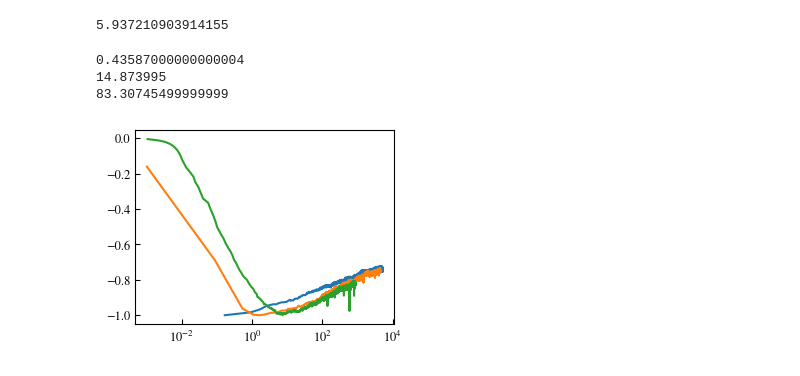
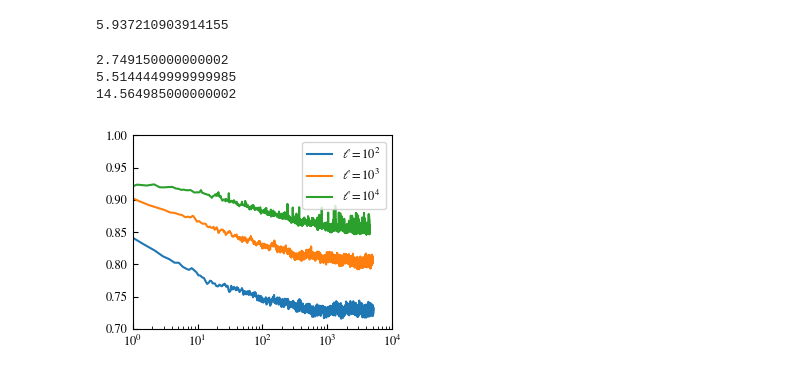
Before and after one commit to cachetdaspirine/Evolution_of_the_Entropy, a Jupyter notebook: Influence_of_the_length/Evolution_of_entropy.ipynb, the cells around one changed output. Drawn from its saved outputs; the diff is of its cells as text; code cells hidden in the pictures.

```diff
--- a/Influence_of_the_length/Evolution_of_entropy.ipynb
+++ b/Influence_of_the_length/Evolution_of_entropy.ipynb
@@ -23,7 +25,7 @@ Ec = lambda L,N : 3/2*np.log(L/N* np.pi/3)
 Nlinker = 20
 ell_tot = 10**3
 V = 2*((ell_tot/6)**1.5/Nlinker**0.5*3/4*np.pi)
-kdiff = 1/(V) # for 1D
+kdiff = 100/(V) # for 1D
 Energy = -15
 Nprocess = 100
 args = [[ell_tot,Energy,kdiff,np.random.randint(1000000),Nlinker,3] for _ in range(Nprocess)]
@@ -44,14 +46,17 @@ for i in range(Nprocess):
     args[i][0] = 10**4
 STE4 = average_simulations(args,step_tot,compute_steps)
 # %% [output]
-0.43587000000000004
-14.873995
-83.30745499999999
+2.749150000000002
+5.5144449999999985
+14.564985000000002
 # %%
-plt.plot(STE2[:,0],STE2[:,1]/abs(min(STE2[:,1])))
-plt.plot(STE3[:,0],STE3[:,1]/abs(min(STE3[:,1])))
-plt.plot(STE4[:,0],STE4[:,1]/abs(min(STE4[:,1])))
+plt.plot(STE2[:,0],STE2[:,1]/MaxEnt(20,10**2),label=r'$\ell = 10^2$')#/abs(min(STE2[:,1])))
+plt.plot(STE3[:,0],STE3[:,1]/MaxEnt(20,10**3),label=r'$\ell = 10^3$')#/abs(min(STE3[:,1])))
+plt.plot(STE4[:,0],STE4[:,1]/MaxEnt(20,10**4),label=r'$\ell = 10^4$')#/abs(min(STE4[:,1])))
 plt.xscale('log')
-#plt.xlim(1,10**3)
+plt.legend()
+plt.ylim(0.7,1.)
+plt.xlim(1,10**4)
+#plt.savefig('S_t_ell.svg',transparent=True,bbox_inches='tight')
 # %% [output]
-[figure, old version]
+[figure, new version]
```
Also changed, not shown: parts of 1 cell of this notebook, 1 other file.
